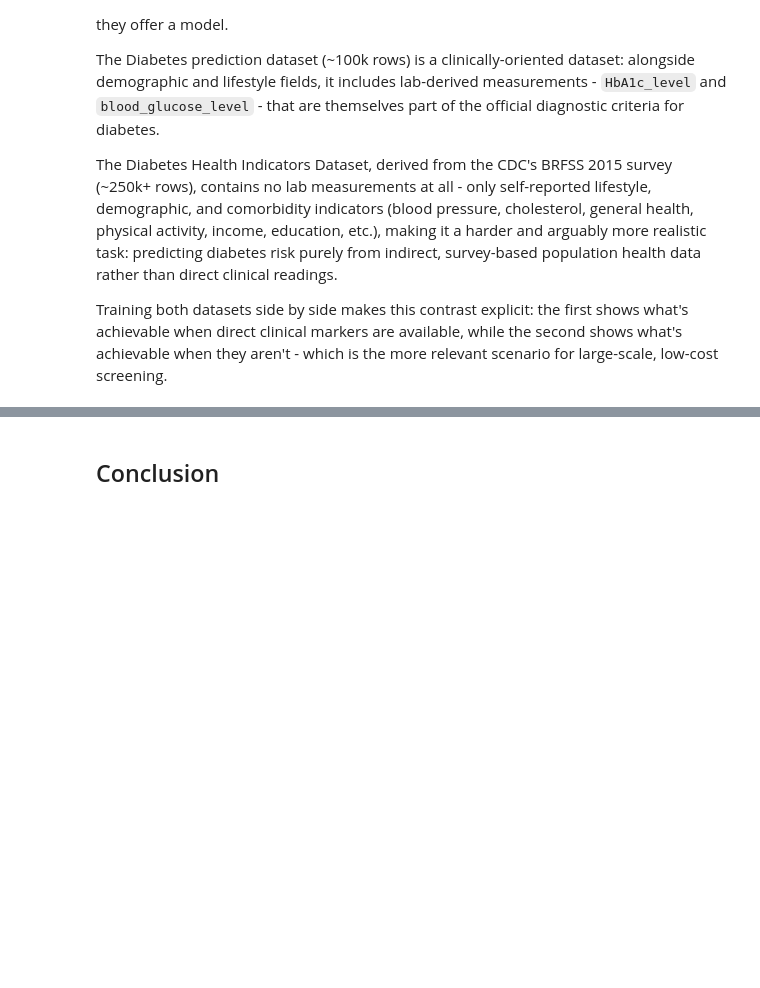
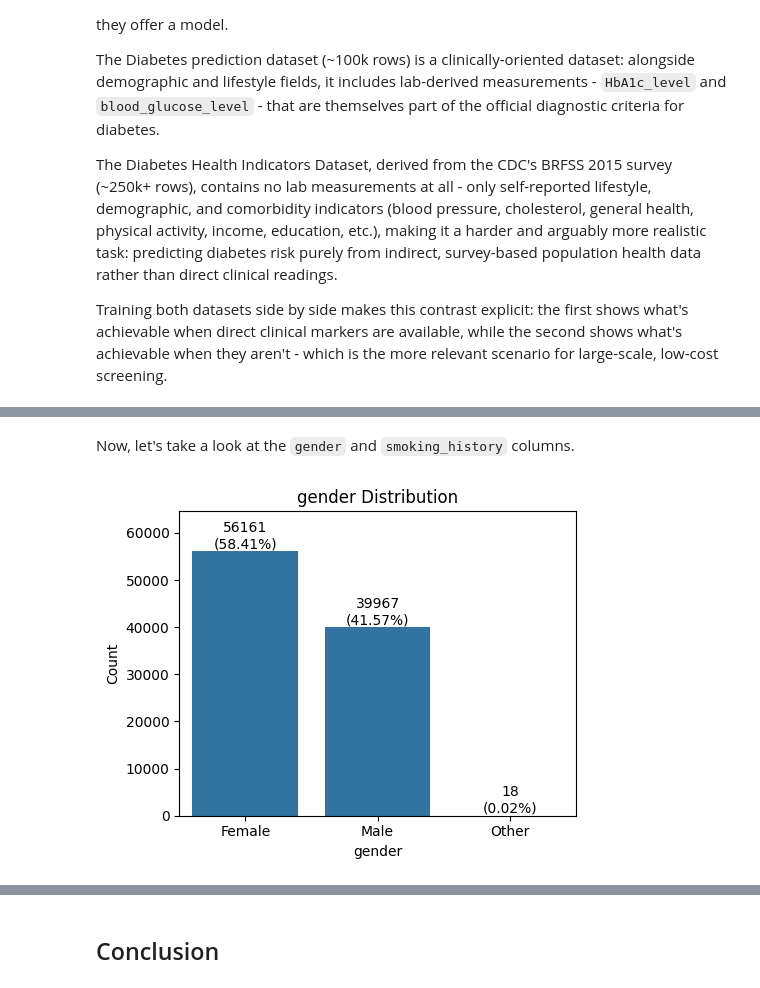
Before and after one commit to VladoDev03/diabetes-prediction, a Jupyter notebook: final_project.ipynb, the cells around one changed output, grey strips where cells are left out. Drawn from its saved outputs; the diff is of its cells as text; code cells hidden in the pictures; blank space fills up the shorter version.

```diff
--- a/final_project.ipynb
+++ b/final_project.ipynb
@@ -160,0 +299,30 @@ Binary label (0 = No diabetes, 1 = Prediabetes, 2 = Diabetes), with a substantia
+# %%
+def plot_categorical_distribution(df, column, by_target=None, decimals=2):
+    """
+    Plots the distribution of a categorical column as a count bar chart with percentage labels. If by_target is provided, bars are split by that target variable instead of showing percentage labels.
+    """
+    n_categories = df[column].nunique()
+    figsize = (max(5, n_categories * 1.2), 4)
+    fig, ax = plt.subplots(figsize=figsize)
+
+    if by_target:
+        sns.countplot(x=column, hue=by_target, data=df, ax=ax)
+        ax.set_title(f"{column} Distribution by {by_target}")
+    else:
+        counts = df[column].value_counts()
+        percentages = df[column].value_counts(normalize=True) * 100
+
+        sns.countplot(x=column, data=df, order=counts.index, ax=ax)
+
+        ax.set_ylim(0, counts.max() * 1.15)
+
+        for i, (count, pct) in enumerate(zip(counts, percentages)):
+            ax.text(i, count, f"{count}\n({pct:.{decimals}f}%)", ha="center", va="bottom")
+
+        ax.set_title(f"{column} Distribution")
+
+    ax.set_xlabel(column)
+    ax.set_ylabel("Count")
+    plt.tight_layout()
+
+    plt.show()
@@ -160,0 +799,2 @@ Binary label (0 = No diabetes, 1 = Prediabetes, 2 = Diabetes), with a substantia
+# %%
+diabetes_data = pd.read_csv("data/processed/diabetes_prediction_dataset.csv")
@@ -160,0 +854,2 @@ Binary label (0 = No diabetes, 1 = Prediabetes, 2 = Diabetes), with a substantia
+# %%
+diabetes_data = remove_duplicates(diabetes_data)
@@ -160,0 +873,6 @@ Binary label (0 = No diabetes, 1 = Prediabetes, 2 = Diabetes), with a substantia
+# %% [markdown]
+Now, let's take a look at the `gender` and `smoking_history` columns.
+# %%
+plot_categorical_distribution(diabetes_data, "gender")
+# %% [output]
+[figure, added]
```
Also changed, not shown: parts of 342 cells of this notebook, 1 other file.
